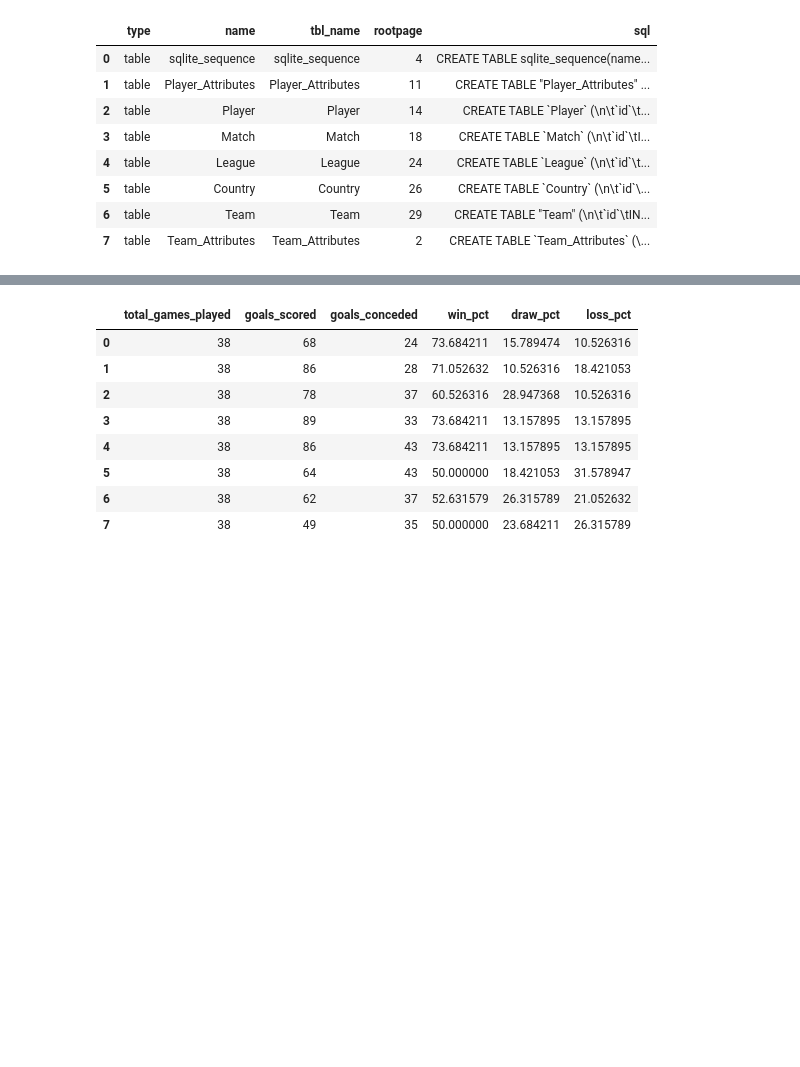
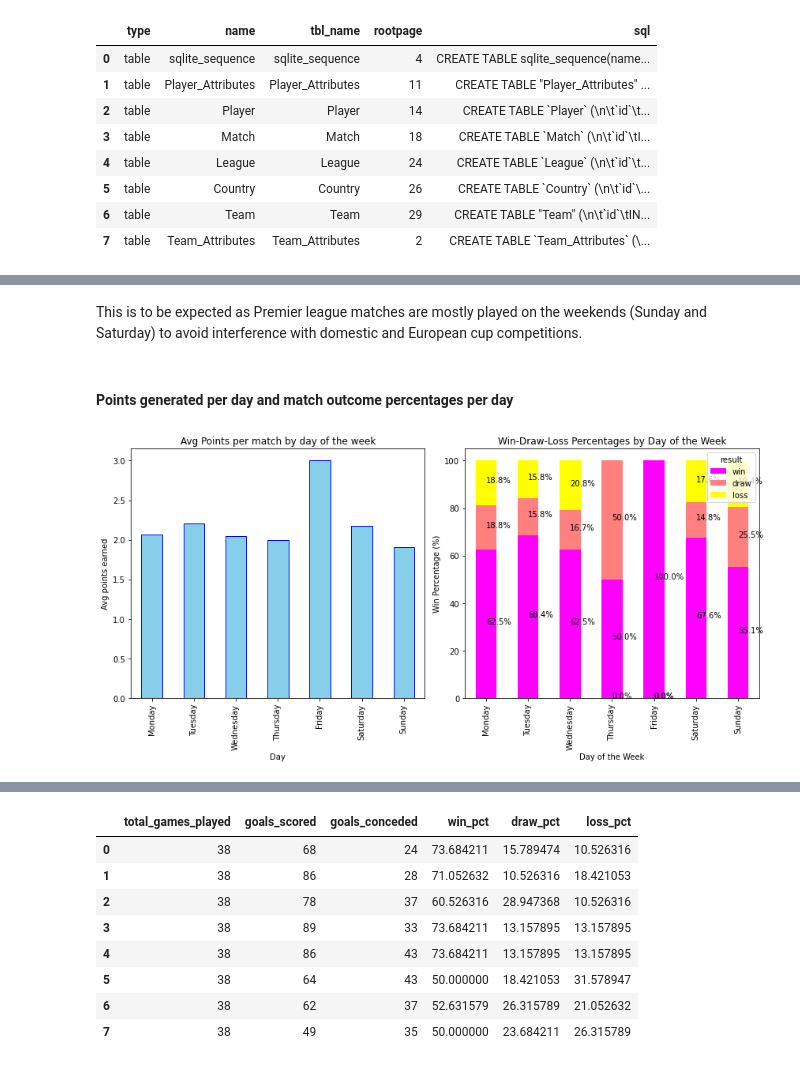
Before and after one commit to clintyr/football-data-analysis, a Jupyter notebook: Football_analysis.ipynb, the cells around one changed output, grey strips where cells are left out. Drawn from its saved outputs; the diff is of its cells as text; code cells hidden in the pictures; blank space fills up the shorter version.

```diff
--- a/Football_analysis.ipynb
+++ b/Football_analysis.ipynb
@@ -88,0 +171,41 @@ mun_12 = pd.read_sql("""SELECT match.id,
+# %% [markdown]
+This is to be expected as Premier league matches are mostly played on the weekends (Sunday and Saturday) to avoid interference with domestic and European cup competitions.
+# %% [markdown]
+#### **Points generated per day and match outcome percentages per day**
+# %%
+# aggregating data -- points per day mean and win percentages per day
+day_stats = Days.groupby('day_of_week').agg({'points': 'mean'})
+
+day_stats = day_stats.reindex(day_names.keys()) # ordering
+
+result_pct = Days.groupby(['day_of_week', 'result']).size().unstack(fill_value=0)
+
+result_pct = result_pct.div(result_pct.sum(axis=1), axis=0) * 100
+
+# points per match
+plt.figure(figsize=(12, 6))
+plt.subplot(121)
+day_stats['points'].plot(kind='bar', color='skyblue', edgecolor='blue')
+plt.title('Avg Points per match by day of the week')
+plt.xlabel('Day')
+plt.ylabel('Avg points earned')
+plt.xticks(list(day_names.keys()), list(day_names.values()))
+
+# win/draw/loss percentage
+ax = plt.subplot(122)
+result_pct[['win', 'draw', 'loss']].plot(kind='bar', stacked=True, colormap='spring', ax=plt.gca())
+plt.title('Win-Draw-Loss Percentages by Day of the Week')
+plt.xlabel('Day of the Week')
+plt.ylabel('Win Percentage (%)')
+plt.xticks(list(day_names.keys()), list(day_names.values()))
+
+for p in ax.patches:
+    width, height = p.get_width(), p.get_height()
+    x, y = p.get_xy()
+    percentage = height
+    # percentage = height / sum(result_pct[['win', 'draw', 'loss']].loc[y]) * 100
+    ax.annotate(f'{percentage:.1f}%', (x + width/2, y + height/2), ha='left')
+plt.tight_layout()
+plt.show()
+# %% [output]
+[figure, added]
```
Also changed, not shown: parts of 35 cells of this notebook.
